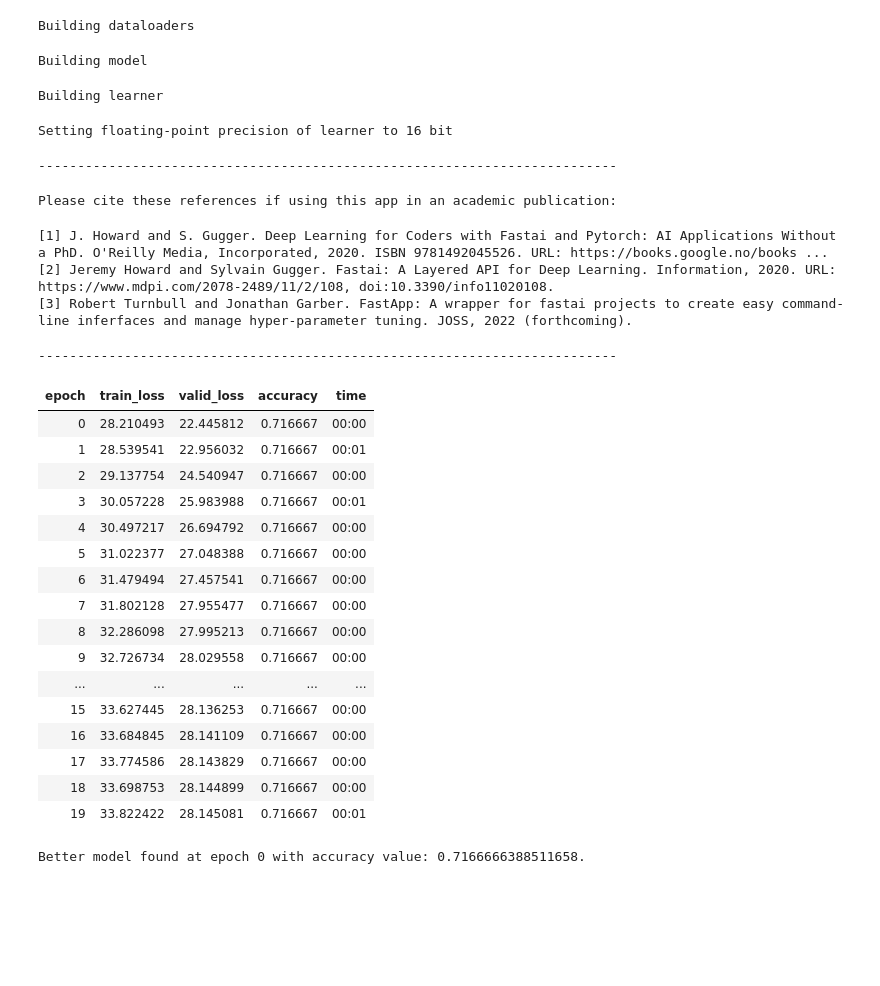
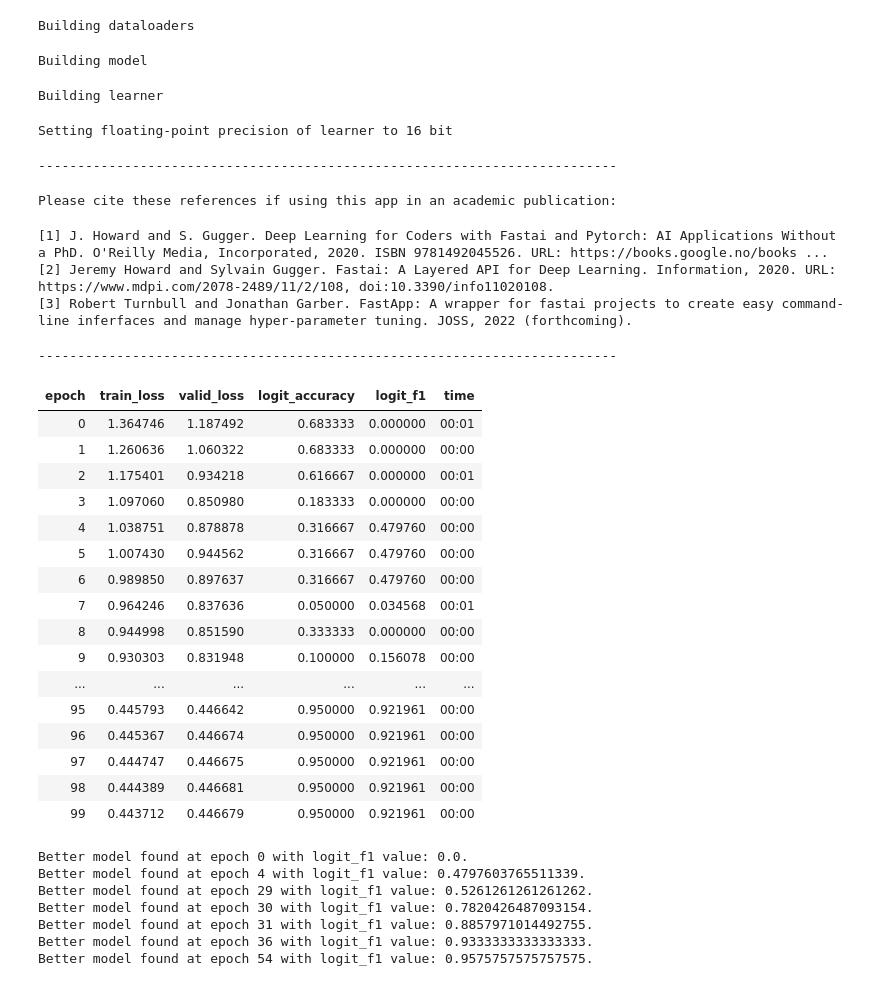
Before and after one commit to rbturnbull/fastapp, a Jupyter notebook: docs/notebook_examples/logistic_regression_example.ipynb, the cells around one changed output. Drawn from its saved outputs; the diff is of its cells as text; code cells hidden in the pictures; blank space fills up the shorter version.

```diff
--- a/docs/notebook_examples/logistic_regression_example.ipynb
+++ b/docs/notebook_examples/logistic_regression_example.ipynb
@@ -49,31 +45,37 @@ df["weight"] = (df["weight"] - mean)/std
 # %%
-learner = app.train(csv=csv_path, x="weight", y="obese", learning_rate=1e-2)
+learner = app.train(csv=csv_path, x="weight", y="obese", epochs=100, learning_rate=1e-2)
 # %% [output]
 Building dataloaders
 Building model
 Building learner
 Setting floating-point precision of learner to 16 bit
 --------------------------------------------------------------------------
 Please cite these references if using this app in an academic publication:
 [1] J. Howard and S. Gugger. Deep Learning for Coders with Fastai and Pytorch: AI Applications Without a PhD. O'Reilly Media, Incorporated, 2020. ISBN 9781492045526. URL: https://books.google.no/books ...
 [2] Jeremy Howard and Sylvain Gugger. Fastai: A Layered API for Deep Learning. Information, 2020. URL: https://www.mdpi.com/2078-2489/11/2/108, doi:10.3390/info11020108.
 [3] Robert Turnbull and Jonathan Garber. FastApp: A wrapper for fastai projects to create easy command-line inferfaces and manage hyper-parameter tuning. JOSS, 2022 (forthcoming).
 --------------------------------------------------------------------------
-| epoch | train_loss | valid_loss | accuracy | time |
-| 0 | 28.210493 | 22.445812 | 0.716667 | 00:00 |
-| 1 | 28.539541 | 22.956032 | 0.716667 | 00:01 |
-| 2 | 29.137754 | 24.540947 | 0.716667 | 00:00 |
-| 3 | 30.057228 | 25.983988 | 0.716667 | 00:01 |
-| 4 | 30.497217 | 26.694792 | 0.716667 | 00:00 |
-| 5 | 31.022377 | 27.048388 | 0.716667 | 00:00 |
-| 6 | 31.479494 | 27.457541 | 0.716667 | 00:00 |
-| 7 | 31.802128 | 27.955477 | 0.716667 | 00:00 |
-| 8 | 32.286098 | 27.995213 | 0.716667 | 00:00 |
-| 9 | 32.726734 | 28.029558 | 0.716667 | 00:00 |
-| ... | ... | ... | ... | ... |
-| 15 | 33.627445 | 28.136253 | 0.716667 | 00:00 |
-| 16 | 33.684845 | 28.141109 | 0.716667 | 00:00 |
-| 17 | 33.774586 | 28.143829 | 0.716667 | 00:00 |
-| 18 | 33.698753 | 28.144899 | 0.716667 | 00:00 |
-| 19 | 33.822422 | 28.145081 | 0.716667 | 00:01 |
+| epoch | train_loss | valid_loss | logit_accuracy | logit_f1 | time |
+| 0 | 1.364746 | 1.187492 | 0.683333 | 0.000000 | 00:01 |
+| 1 | 1.260636 | 1.060322 | 0.683333 | 0.000000 | 00:00 |
+| 2 | 1.175401 | 0.934218 | 0.616667 | 0.000000 | 00:01 |
+| 3 | 1.097060 | 0.850980 | 0.183333 | 0.000000 | 00:00 |
+| 4 | 1.038751 | 0.878878 | 0.316667 | 0.479760 | 00:00 |
+| 5 | 1.007430 | 0.944562 | 0.316667 | 0.479760 | 00:00 |
+| 6 | 0.989850 | 0.897637 | 0.316667 | 0.479760 | 00:00 |
+| 7 | 0.964246 | 0.837636 | 0.050000 | 0.034568 | 00:01 |
+| 8 | 0.944998 | 0.851590 | 0.333333 | 0.000000 | 00:00 |
+| 9 | 0.930303 | 0.831948 | 0.100000 | 0.156078 | 00:00 |
+| ... | ... | ... | ... | ... | ... |
+| 95 | 0.445793 | 0.446642 | 0.950000 | 0.921961 | 00:00 |
+| 96 | 0.445367 | 0.446674 | 0.950000 | 0.921961 | 00:00 |
+| 97 | 0.444747 | 0.446675 | 0.950000 | 0.921961 | 00:00 |
+| 98 | 0.444389 | 0.446681 | 0.950000 | 0.921961 | 00:00 |
+| 99 | 0.443712 | 0.446679 | 0.950000 | 0.921961 | 00:00 |
-Better model found at epoch 0 with accuracy value: 0.7166666388511658.
+Better model found at epoch 0 with logit_f1 value: 0.0.
+Better model found at epoch 4 with logit_f1 value: 0.4797603765511339.
+Better model found at epoch 29 with logit_f1 value: 0.5261261261261262.
+Better model found at epoch 30 with logit_f1 value: 0.7820426487093154.
+Better model found at epoch 31 with logit_f1 value: 0.8857971014492755.
+Better model found at epoch 36 with logit_f1 value: 0.9333333333333333.
+Better model found at epoch 54 with logit_f1 value: 0.9575757575757575.
```
Also changed, not shown: parts of 16 cells of this notebook, 5 other files.
